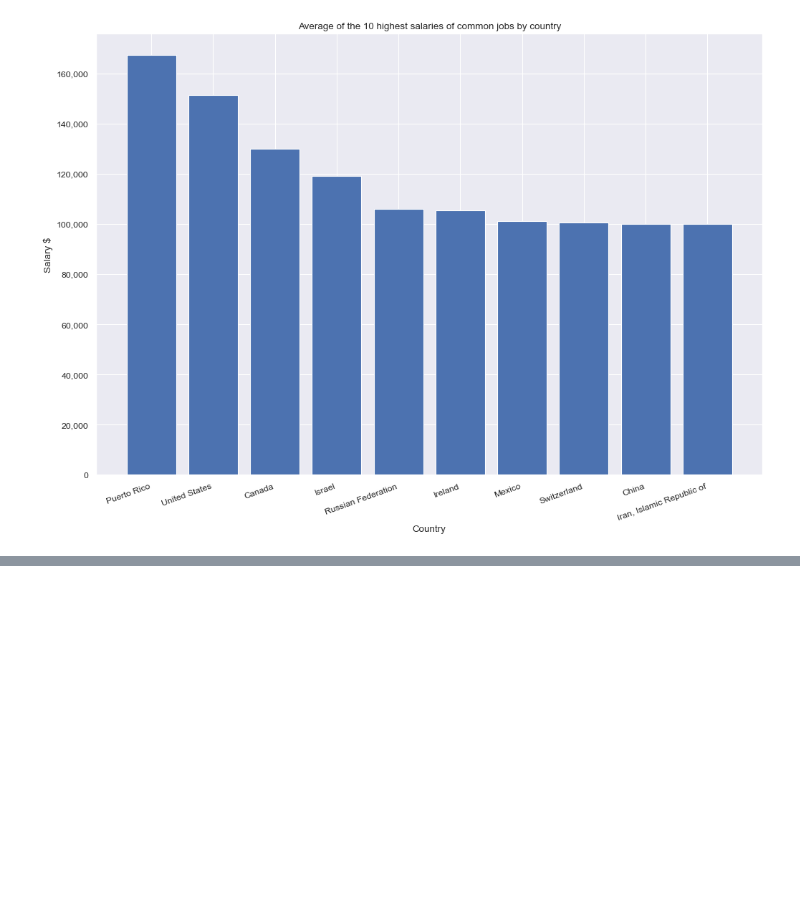
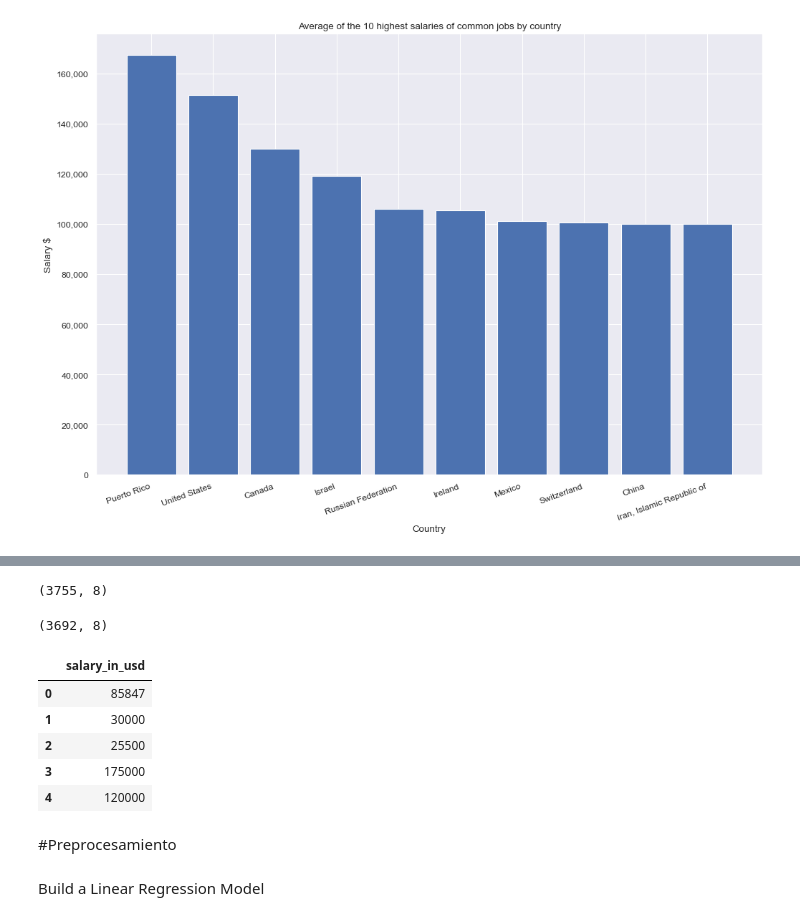
Before and after one commit to luisfp2000/proyecto_final, a Jupyter notebook: salarios2023.ipynb, the cells around one changed output, grey strips where cells are left out. Saved outputs shown, nothing was run; the diff lists cells and outputs as text; code cells hidden in the pictures; blank space fills up the shorter version.

```diff
--- a/salarios2023.ipynb
+++ b/salarios2023.ipynb
@@ -359,0 +361,42 @@ plt.show()
+# %%
+#create copy of dataset
+
+df_copy = data
+
+#drop column that will not be considered a feature for LR model
+df_copy = df_copy.drop(['work_year','employee_residence','remote_ratio'], axis=1)
+df_copy.shape
+# %% [output]
+(3755, 8)
+# %%
+#Remove outliers with the interquantile Range methodology
+
+Q1 = df_copy['salary_in_usd'].quantile(0.25)
+Q3 = df_copy['salary_in_usd'].quantile(0.75)
+IQR = Q3 - Q1
+df_copy = df_copy[~((df_copy['salary_in_usd']< (Q1 - 1.5 * IQR)) | (df_copy['salary_in_usd'] > (Q3 + 1.5 * IQR)))]
+df_copy.shape
+# %% [output]
+(3692, 8)
+# %%
+#Split data into train (80%) and test (20%) sets
+
+categorical_vars = ['experience_level','job_title' ,'company_location','company_size','employment_type']
+numeric_vars = ['salary_in_usd']
+
+X = df_copy[categorical_vars]
+#X = df_copy[categorical_vars].copy().reset_index(drop=True)
+
+X.head()
+
+y = df_copy[numeric_vars]
+y.head()
+# %% [output]
+|  | salary_in_usd |
+| 0 | 85847 |
+| 1 | 30000 |
+| 2 | 25500 |
+| 3 | 175000 |
+| 4 | 120000 |
+# %% [markdown]
+#Preprocesamiento
@@ -359,0 +422,2 @@ plt.show()
+# %% [markdown]
+Build a Linear Regression Model
```
Also changed, not shown: parts of 11 cells of this notebook.
